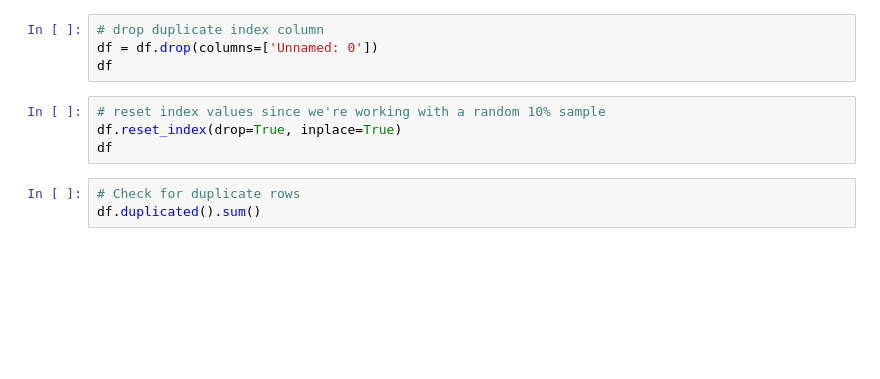
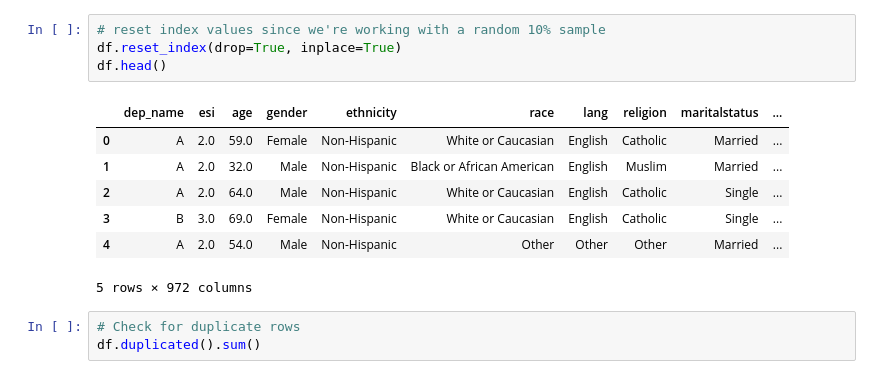
Before and after one commit to yashnagpaul/data-science-capstone, a Jupyter notebook: Yash_Nagpaul_Capstone.ipynb, the cells around one changed output. Saved outputs shown, nothing was run; the diff lists cells and outputs as text; blank space fills up the shorter version.

```diff
--- a/Yash_Nagpaul_Capstone.ipynb
+++ b/Yash_Nagpaul_Capstone.ipynb
@@ -29,11 +74,15 @@ df
-# %%
-# drop duplicate index column
-df = df.drop(columns=['Unnamed: 0'])
-df
 # %%
 # reset index values since we're working with a random 10% sample
 df.reset_index(drop=True, inplace=True)
-df
+df.head()
+# %% [output]
+|  | dep_name | esi | age | gender | ethnicity | race | lang | religion | maritalstatus | ... |
+| 0 | A | 2.0 | 59.0 | Female | Non-Hispanic | White or Caucasian | English | Catholic | Married | ... |
+| 1 | A | 2.0 | 32.0 | Male | Non-Hispanic | Black or African American | English | Muslim | Married | ... |
+| 2 | A | 2.0 | 64.0 | Male | Non-Hispanic | White or Caucasian | English | Catholic | Single | ... |
+| 3 | B | 3.0 | 69.0 | Female | Non-Hispanic | White or Caucasian | English | Catholic | Single | ... |
+| 4 | A | 2.0 | 54.0 | Male | Non-Hispanic | Other | Other | Other | Married | ... |
+5 rows × 972 columns
 # %%
 # Check for duplicate rows
 df.duplicated().sum()
```
Also changed, not shown: parts of 26 cells of this notebook.
